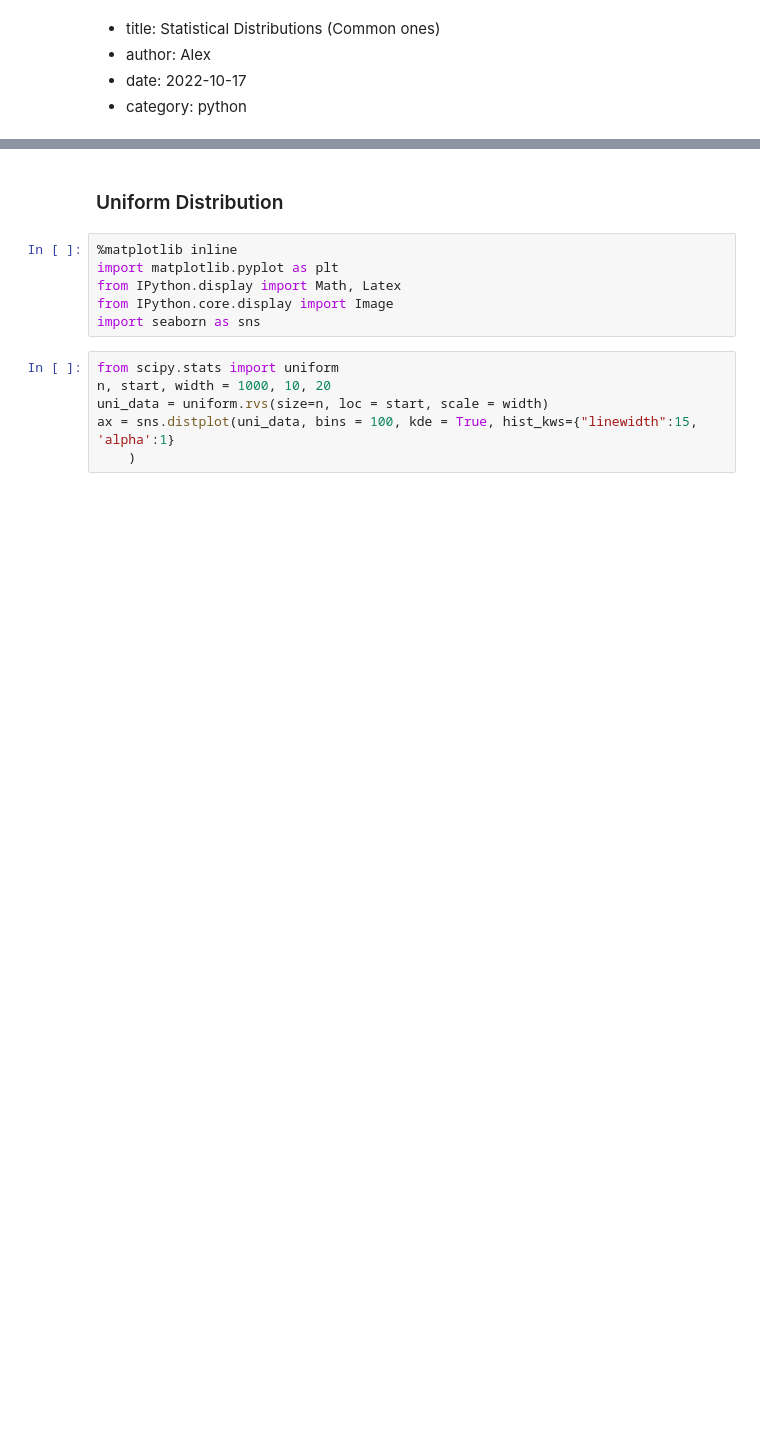
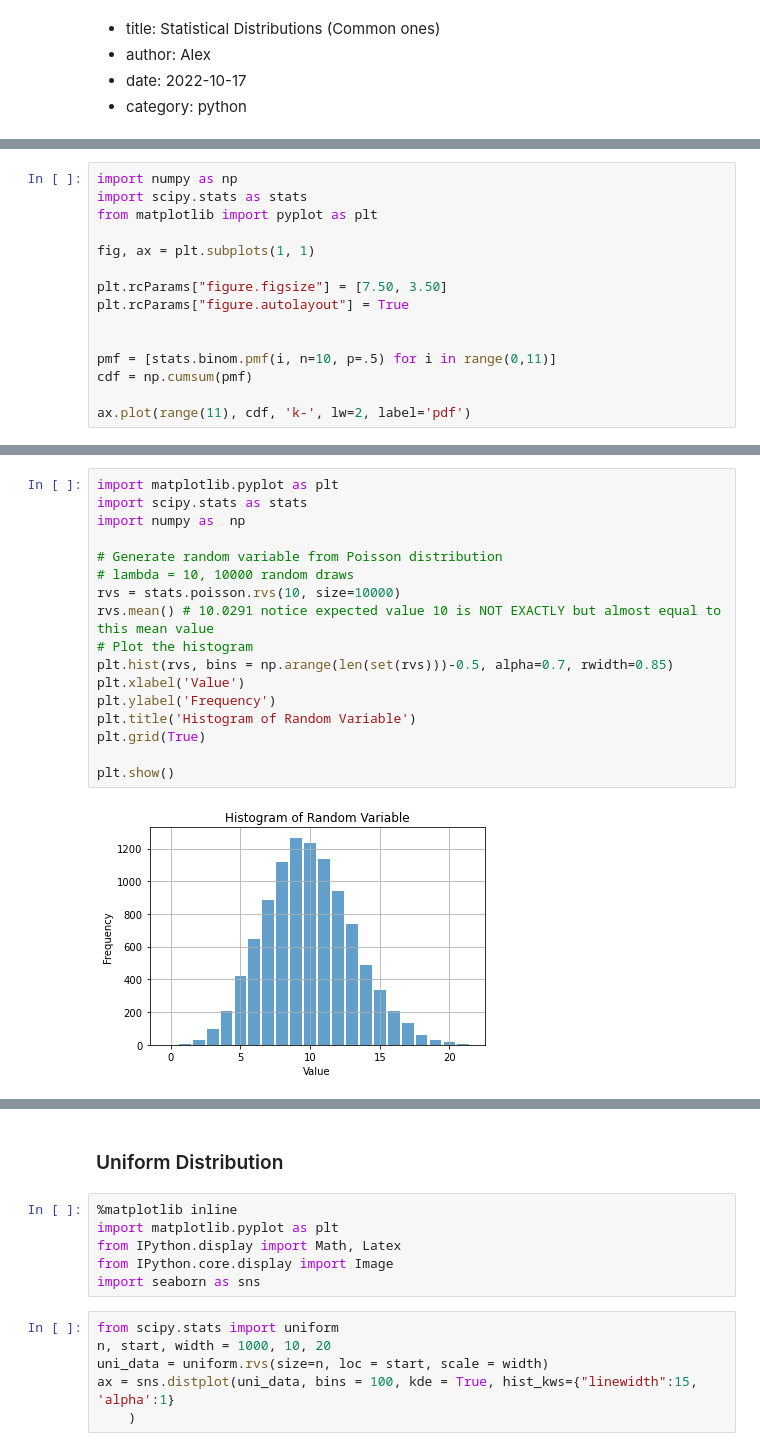
Before and after one commit to thisAKcode/thisAKcode.github.io, a Jupyter notebook: Pelican/content/post18_2_Distributions.ipynb, the cells around one changed output, grey strips where cells are left out. Saved outputs shown, nothing was run; the diff lists cells and outputs as text; blank space fills up the shorter version.

```diff
--- a/Pelican/content/post18_2_Distributions.ipynb
+++ b/Pelican/content/post18_2_Distributions.ipynb
@@ -119,0 +121,15 @@ Davidson-Pilon, Cameron. Bayesian Methods for Hackers (Addison-Wesley Data & Ana
+# %%
+import numpy as np
+import scipy.stats as stats
+from matplotlib import pyplot as plt
+
+fig, ax = plt.subplots(1, 1)
+
+plt.rcParams["figure.figsize"] = [7.50, 3.50]
+plt.rcParams["figure.autolayout"] = True
+
+
+pmf = [stats.binom.pmf(i, n=10, p=.5) for i in range(0,11)]
+cdf = np.cumsum(pmf)
+
+ax.plot(range(11), cdf, 'k-', lw=2, label='pdf')
@@ -119,0 +336,19 @@ Davidson-Pilon, Cameron. Bayesian Methods for Hackers (Addison-Wesley Data & Ana
+# %%
+import matplotlib.pyplot as plt
+import scipy.stats as stats
+import numpy as  np
+
+# Generate random variable from Poisson distribution
+# lambda = 10, 10000 random draws
+rvs = stats.poisson.rvs(10, size=10000)
+rvs.mean() # 10.0291 notice expected value 10 is NOT EXACTLY but almost equal to this mean value
+# Plot the histogram
+plt.hist(rvs, bins = np.arange(len(set(rvs)))-0.5, alpha=0.7, rwidth=0.85)
+plt.xlabel('Value')
+plt.ylabel('Frequency')
+plt.title('Histogram of Random Variable')
+plt.grid(True)
+
+plt.show()
+# %% [output]
+[figure, added]
```
Also changed, not shown: parts of 28 cells of this notebook, 30 other files.
